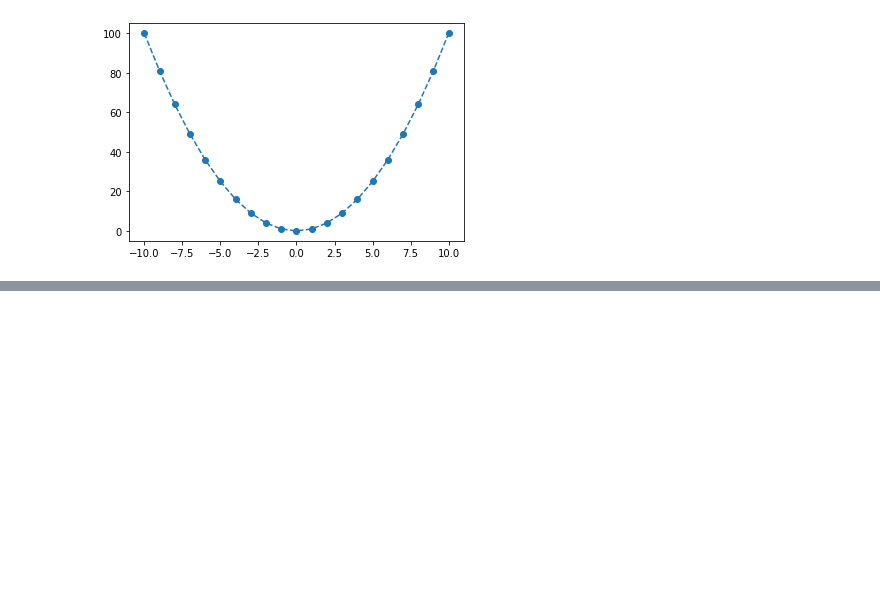
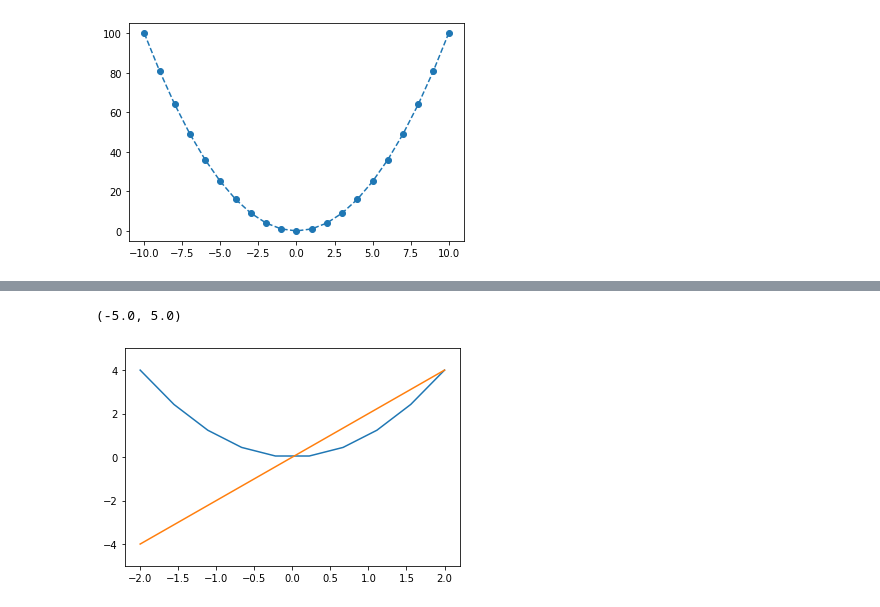
Before and after one commit to ravi4j/python_notebooks, a Jupyter notebook: Learn_plot_with_math.ipynb, the cells around one changed output, grey strips where cells are left out. Cells and saved outputs as stored; diff of their text form; code cells hidden in the pictures; blank space fills up the shorter version.

```diff
--- a/Learn_plot_with_math.ipynb
+++ b/Learn_plot_with_math.ipynb
@@ -107,0 +121,17 @@ dxdy = [1.0, 0.9994000299999999, 0.9988001200000003, 0.9982002700000003, 0.99760
+# %%
+import matplotlib.pyplot as plt
+import numpy as np
+from scipy.misc import derivative
+
+def f(x): return x**2
+
+derivative(f , 1,dx=0.0001)
+
+xs = np.linspace(-2 , 2 ,10)
+plt.plot(xs,f(xs))
+plt.plot(xs,derivative(f,xs, dx=0.1))
+ax = plt.gca()
+ax.set_ylim(-5,5)
+# %% [output]
+(-5.0, 5.0)
+[figure, added]
```
Also changed, not shown: parts of 5 cells of this notebook.
